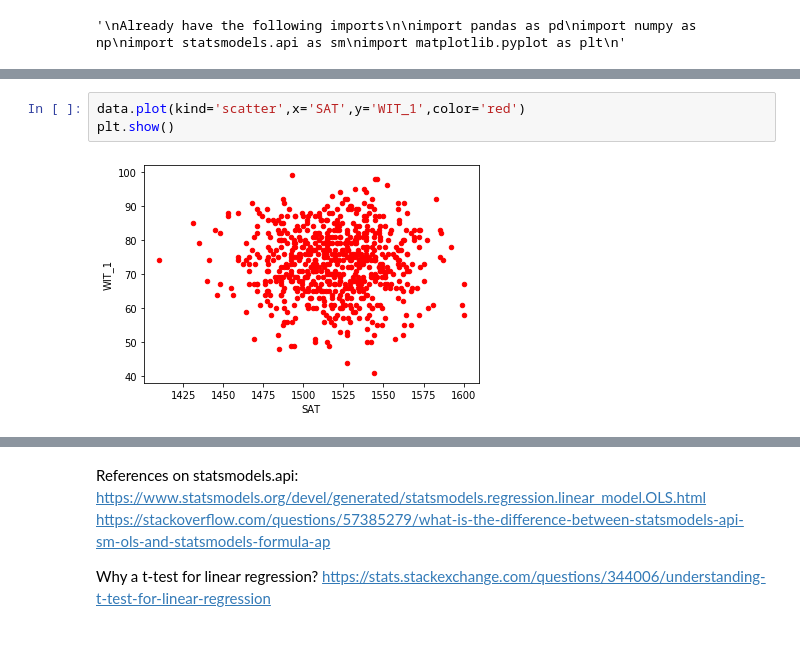
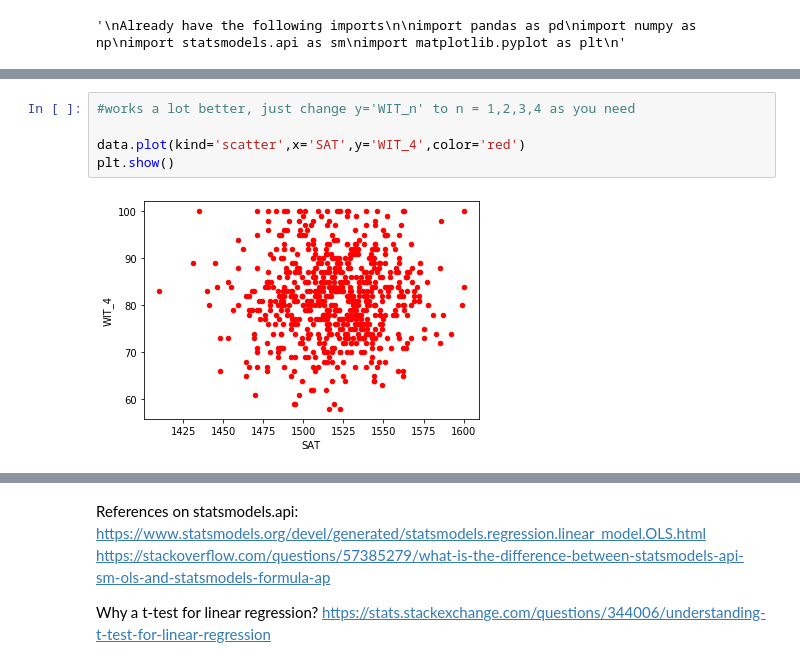
Before and after one commit to anugrahchemparathy/DataProject, a Jupyter notebook: SAT notebook.ipynb, the cells around one changed output, grey strips where cells are left out. Saved outputs shown, nothing was run; the diff lists cells and outputs as text.

```diff
--- a/SAT notebook.ipynb
+++ b/SAT notebook.ipynb
@@ -120,5 +132,7 @@ import matplotlib.pyplot as plt
 # %%
-data.plot(kind='scatter',x='SAT',y='WIT_1',color='red')
+#works a lot better, just change y='WIT_n' to n = 1,2,3,4 as you need
+
+data.plot(kind='scatter',x='SAT',y='WIT_4',color='red')
 plt.show()
 # %% [output]
-[figure, old version]
+[figure, new version]
```
Also changed, not shown: parts of 3 cells of this notebook.
